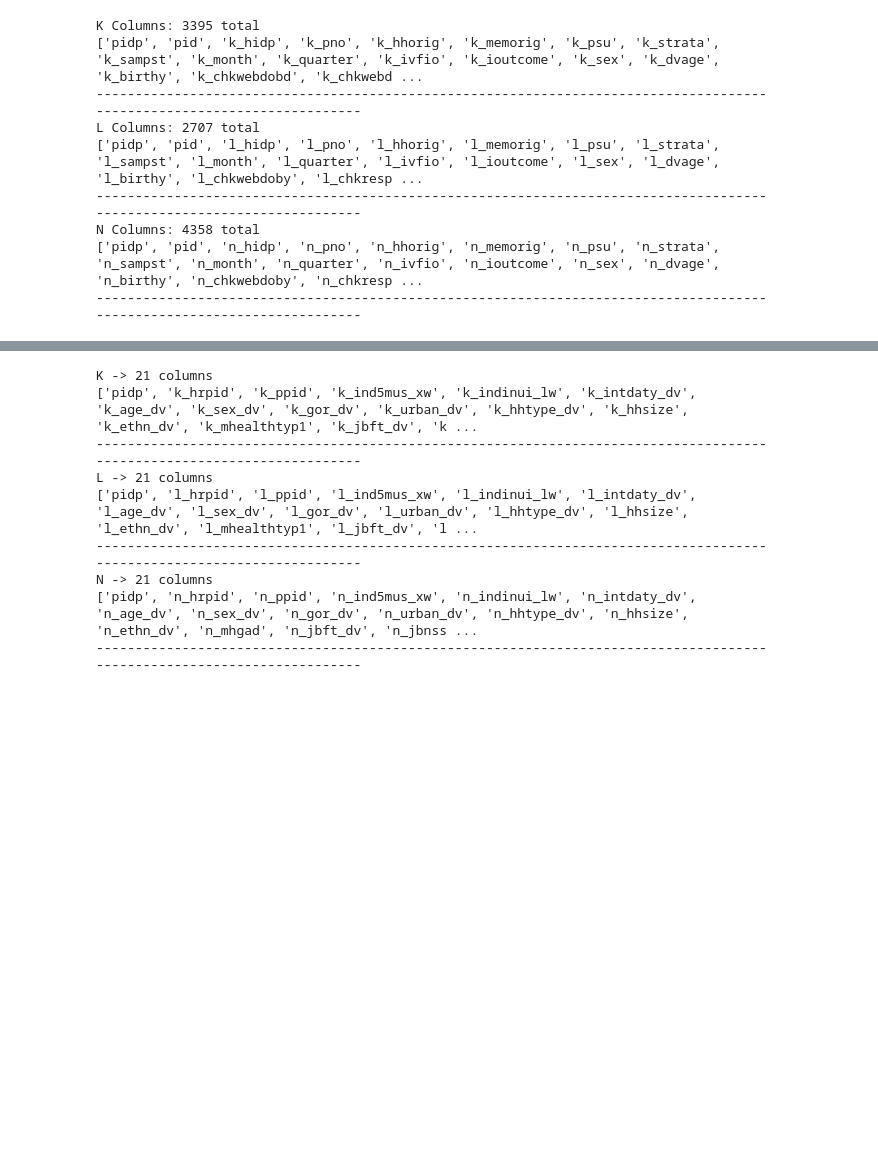
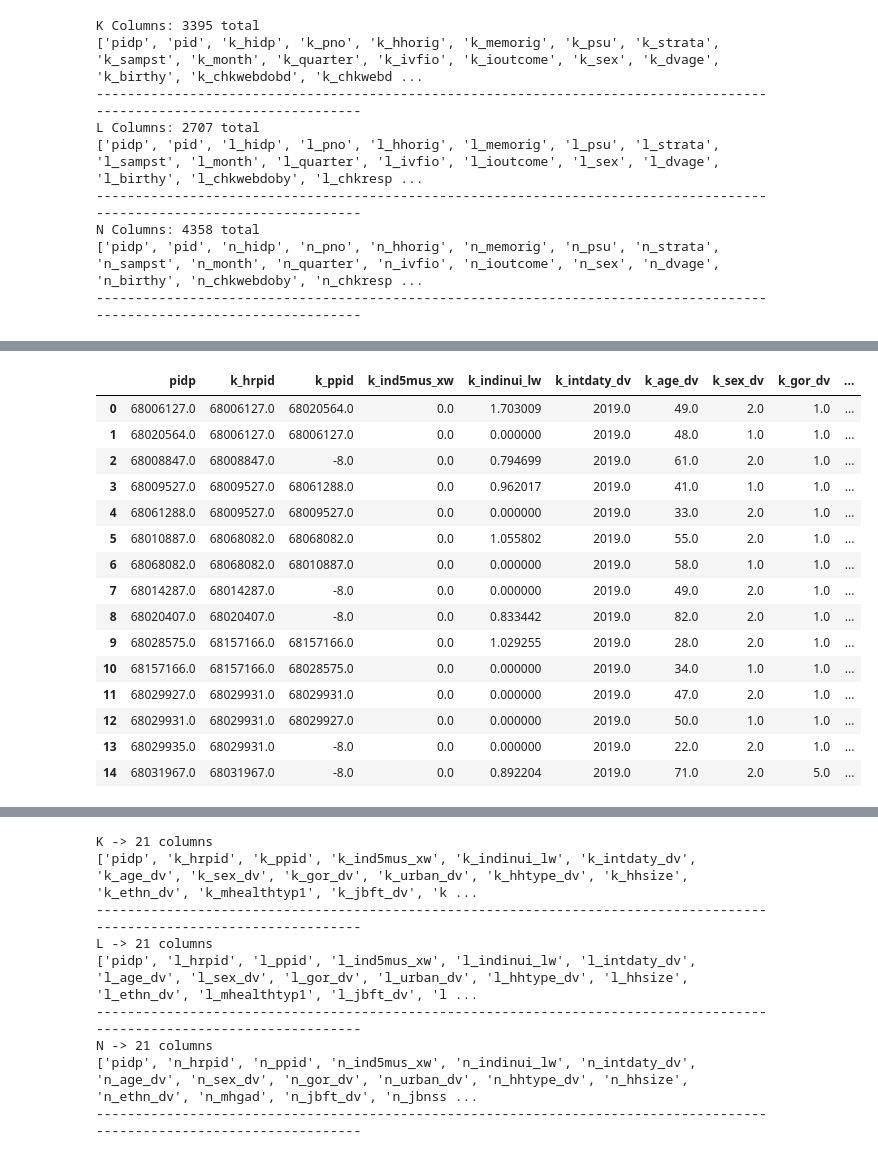
Before and after one commit to Eldeewealth/Gambling_MentalHealth_MSc, a Jupyter notebook: notebooks/01_explore_UKHLS.ipynb, the cells around one changed output, grey strips where cells are left out. Saved outputs shown, nothing was run; the diff lists cells and outputs as text; code cells hidden in the pictures; blank space fills up the shorter version.

Commit message:
stnadrardized the wave datasets

```diff
--- a/notebooks/01_explore_UKHLS.ipynb
+++ b/notebooks/01_explore_UKHLS.ipynb
@@ -76,0 +154,80 @@ N Columns: 4358 total
+# %%
+# === Cell 2c (FROM-SAVED ONLY): validate & fix 21-column lists, then preview ===
+# Consumes the files written by your previous "save per-wave columns of interest" cell.
+import pandas as pd
+from pathlib import Path
+
+# Where the previous cell wrote the files:
+SAVED_DIR = PROJECT_ROOT / "data" / "interim"   # keep in sync with the cell above
+SAVED_DIR.mkdir(parents=True, exist_ok=True)
+
+# Where to write the audited (final) 21-col lists for downstream cells:
+DATA_INTERIM = PROJECT_ROOT / "data" / "interim"
+DATA_INTERIM.mkdir(parents=True, exist_ok=True)
+
+# --- small, robust loader that prefers Parquet but falls back to CSV if needed ---
+def _load_saved(prefix: str) -> pd.DataFrame:
+    pqt = SAVED_DIR / f"ukhls_{prefix}_columns_of_interest.parquet"
+    csv = SAVED_DIR / f"ukhls_{prefix}_columns_of_interest.csv"
+    if pqt.exists():
+        try:
+            return pd.read_parquet(pqt)
+        except Exception as e:
+            print(f"[{prefix.upper()}] Parquet read failed ({type(e).__name__}: {e}). Falling back to CSV if present.")
+    if csv.exists():
+        return pd.read_csv(csv)
+    raise FileNotFoundError(
+        f"No saved file for wave '{prefix}' in {SAVED_DIR} "
+        f"(expected one of: {pqt.name} or {csv.name})."
+    )
+
+# --- ensure 21 columns with pidp, but only using what exists in the SAVED files ---
+def ensure_21_with_pidp_from_saved(prefix: str, curated_cols: list[str]) -> list[str]:
+    df = _load_saved(prefix)
+    saved_cols = set(map(str, df.columns))
+
+    # Start from curated intent (copy to avoid side-effects)
+    cols = curated_cols[:]
+
+    # Put pidp first if present in saved data
+    if "pidp" in saved_cols:
+        cols = [c for c in cols if c != "pidp"]
+        cols = ["pidp"] + cols
+
+    # Keep only columns that actually exist in the saved file
+    present = [c for c in cols if c in saved_cols]
+
+    # Cap to 21 (your contract)
+    final_cols = present[:21]
+
+    # Persist the final audited list for downstream cells
+    out = DATA_INTERIM / f"ukhls_{prefix}_columns_of_interest.csv"
+    pd.DataFrame({"column": final_cols}).to_csv(out, index=False)
+
+    # Report
+    missing = [c for c in cols if c not in saved_cols]
+    print(f"{prefix.upper()} -> saved shape {df.shape}; selected {len(final_cols)} columns")
+    if missing:
+        print(f"  dropped (not in saved): {missing}")
+    print(f"  final 21 (or fewer if unavailable): {final_cols}\n")
+    return final_cols
+
+# ---- Use your curated lists from the cell above (these variables already exist): ----
+# k_cols_interest, l_cols_interest, n_cols_interest
+
+k_cols_interest = ensure_21_with_pidp_from_saved("k", k_cols_interest)
+l_cols_interest = ensure_21_with_pidp_from_saved("l", l_cols_interest)
+n_cols_interest = ensure_21_with_pidp_from_saved("n", n_cols_interest)
+
+# ---- Quick sanity previews (10 rows each) from SAVED files only ----
+k_sel = _load_saved("k")
+l_sel = _load_saved("l")
+n_sel = _load_saved("n")
+
+print("K — preview (10 rows):")
+display(k_sel[k_cols_interest].head(15))
+print("L — preview (10 rows):")
+display(l_sel[l_cols_interest].head(15))
+print("N — preview (10 rows):")
+display(n_sel[n_cols_interest].head(15))
+# %% [output]
@@ -76,0 +244,16 @@ N Columns: 4358 total
+|  | pidp | k_hrpid | k_ppid | k_ind5mus_xw | k_indinui_lw | k_intdaty_dv | k_age_dv | k_sex_dv | k_gor_dv | ... |
+| 0 | 68006127.0 | 68006127.0 | 68020564.0 | 0.0 | 1.703009 | 2019.0 | 49.0 | 2.0 | 1.0 | ... |
+| 1 | 68020564.0 | 68006127.0 | 68006127.0 | 0.0 | 0.000000 | 2019.0 | 48.0 | 1.0 | 1.0 | ... |
+| 2 | 68008847.0 | 68008847.0 | -8.0 | 0.0 | 0.794699 | 2019.0 | 61.0 | 2.0 | 1.0 | ... |
+| 3 | 68009527.0 | 68009527.0 | 68061288.0 | 0.0 | 0.962017 | 2019.0 | 41.0 | 1.0 | 1.0 | ... |
+| 4 | 68061288.0 | 68009527.0 | 68009527.0 | 0.0 | 0.000000 | 2019.0 | 33.0 | 2.0 | 1.0 | ... |
+| 5 | 68010887.0 | 68068082.0 | 68068082.0 | 0.0 | 1.055802 | 2019.0 | 55.0 | 2.0 | 1.0 | ... |
+| 6 | 68068082.0 | 68068082.0 | 68010887.0 | 0.0 | 0.000000 | 2019.0 | 58.0 | 1.0 | 1.0 | ... |
+| 7 | 68014287.0 | 68014287.0 | -8.0 | 0.0 | 0.000000 | 2019.0 | 49.0 | 2.0 | 1.0 | ... |
+| 8 | 68020407.0 | 68020407.0 | -8.0 | 0.0 | 0.833442 | 2019.0 | 82.0 | 2.0 | 1.0 | ... |
+| 9 | 68028575.0 | 68157166.0 | 68157166.0 | 0.0 | 1.029255 | 2019.0 | 28.0 | 2.0 | 1.0 | ... |
+| 10 | 68157166.0 | 68157166.0 | 68028575.0 | 0.0 | 0.000000 | 2019.0 | 34.0 | 1.0 | 1.0 | ... |
+| 11 | 68029927.0 | 68029931.0 | 68029931.0 | 0.0 | 0.000000 | 2019.0 | 47.0 | 2.0 | 1.0 | ... |
+| 12 | 68029931.0 | 68029931.0 | 68029927.0 | 0.0 | 0.000000 | 2019.0 | 50.0 | 1.0 | 1.0 | ... |
+| 13 | 68029935.0 | 68029931.0 | -8.0 | 0.0 | 0.000000 | 2019.0 | 22.0 | 2.0 | 1.0 | ... |
+| 14 | 68031967.0 | 68031967.0 | -8.0 | 0.0 | 0.892204 | 2019.0 | 71.0 | 2.0 | 5.0 | ... |
```
Also changed, not shown: parts of 10 cells of this notebook, 2 other files.
